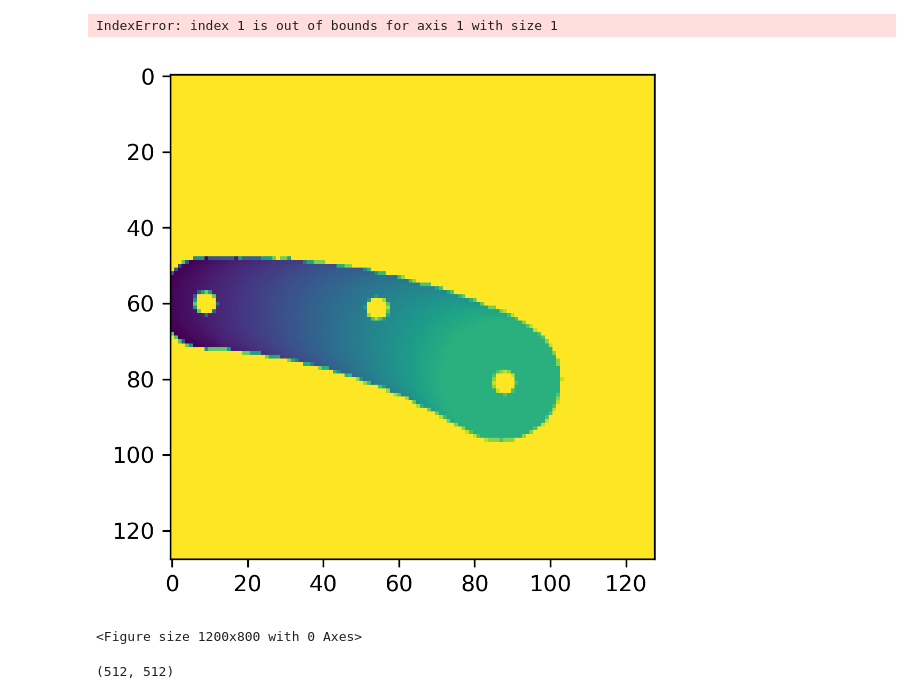
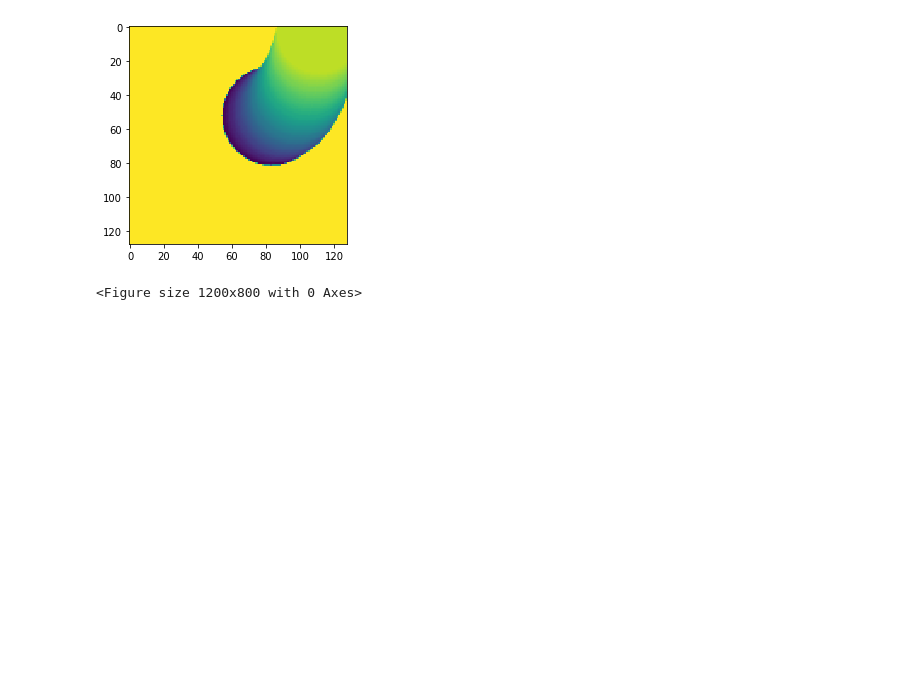
Before and after one commit to tropylium/LearningToPaint, a Jupyter notebook: testing.ipynb, the cells around one changed output. Drawn from its saved outputs; the diff is of its cells as text; code cells hidden in the pictures; blank space fills up the shorter version.

```diff
--- a/testing.ipynb
+++ b/testing.ipynb
@@ -20,17 +61,13 @@ def make_random_drawing(**kwargs):
 # %%
-fig, axs = plt.subplots(1,1, squeeze=False)
+num_examples = 1
+fig, axs = plt.subplots(num_examples,1, squeeze=False)
 plt.figure(figsize=(6,4), dpi=200)\
 # plt.tight_layout()
-for (i,j) in itertools.product(range(3), range(3)):
-    f, drawing = make_random_drawing(width=128, show_points = True)
+for (i,j) in itertools.product(range(num_examples), range(1)):
+    f, drawing = make_random_drawing(width=128, show_points = False)
     ax = axs[i,j]
 #     ax.set_title(f"params:{f}")
     ax.imshow(drawing)
 # %% [output]
+[figure, new version]
-IndexError: index 1 is out of bounds for axis 1 with size 1
+<Figure size 1200x800 with 0 Axes>
-[figure, old version]
-<Figure size 1200x800 with 0 Axes>
-# %%
-drawing.shape
-# %% [output]
-(512, 512)
```
Also changed, not shown: parts of 15 cells of this notebook, 2 other files.
